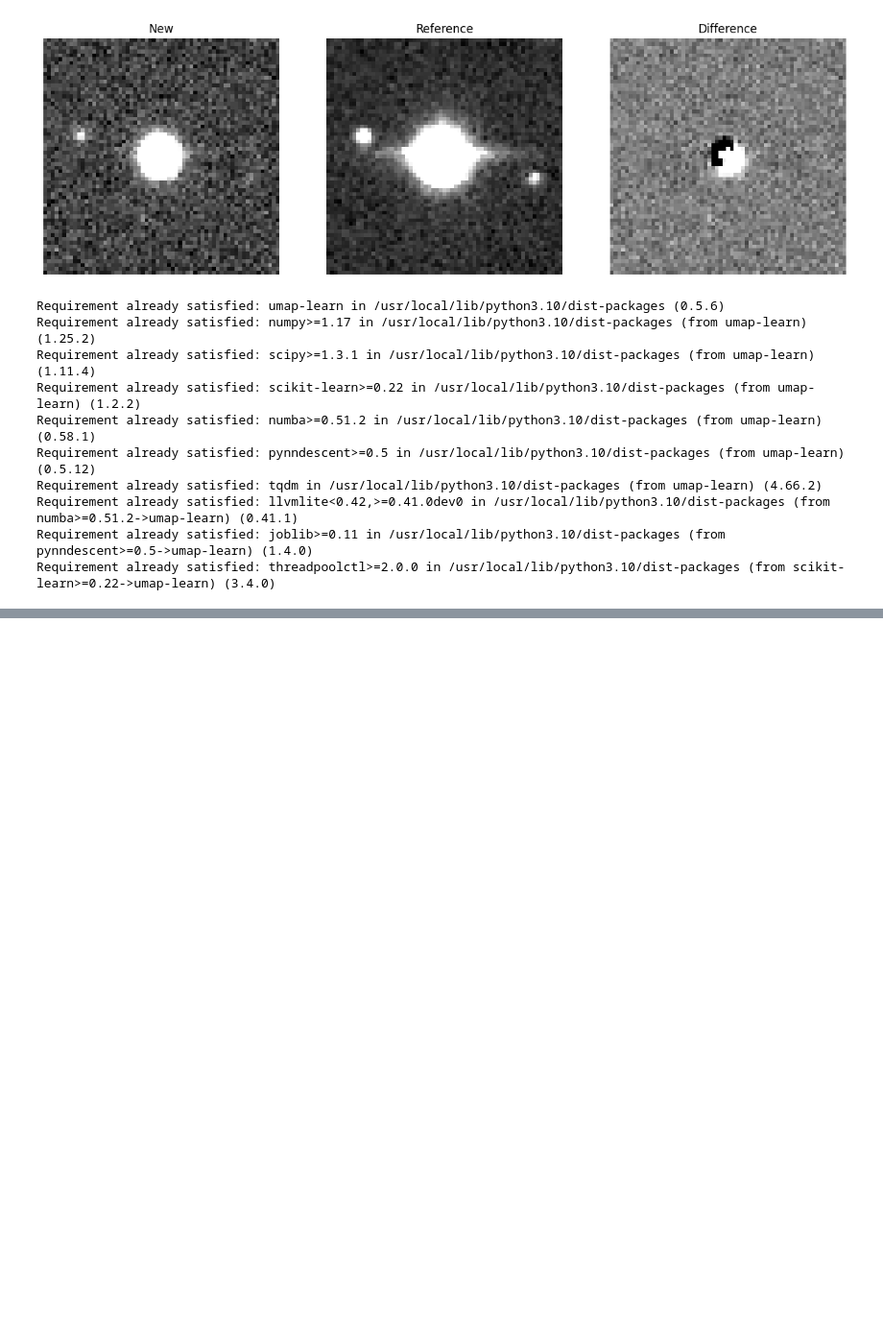
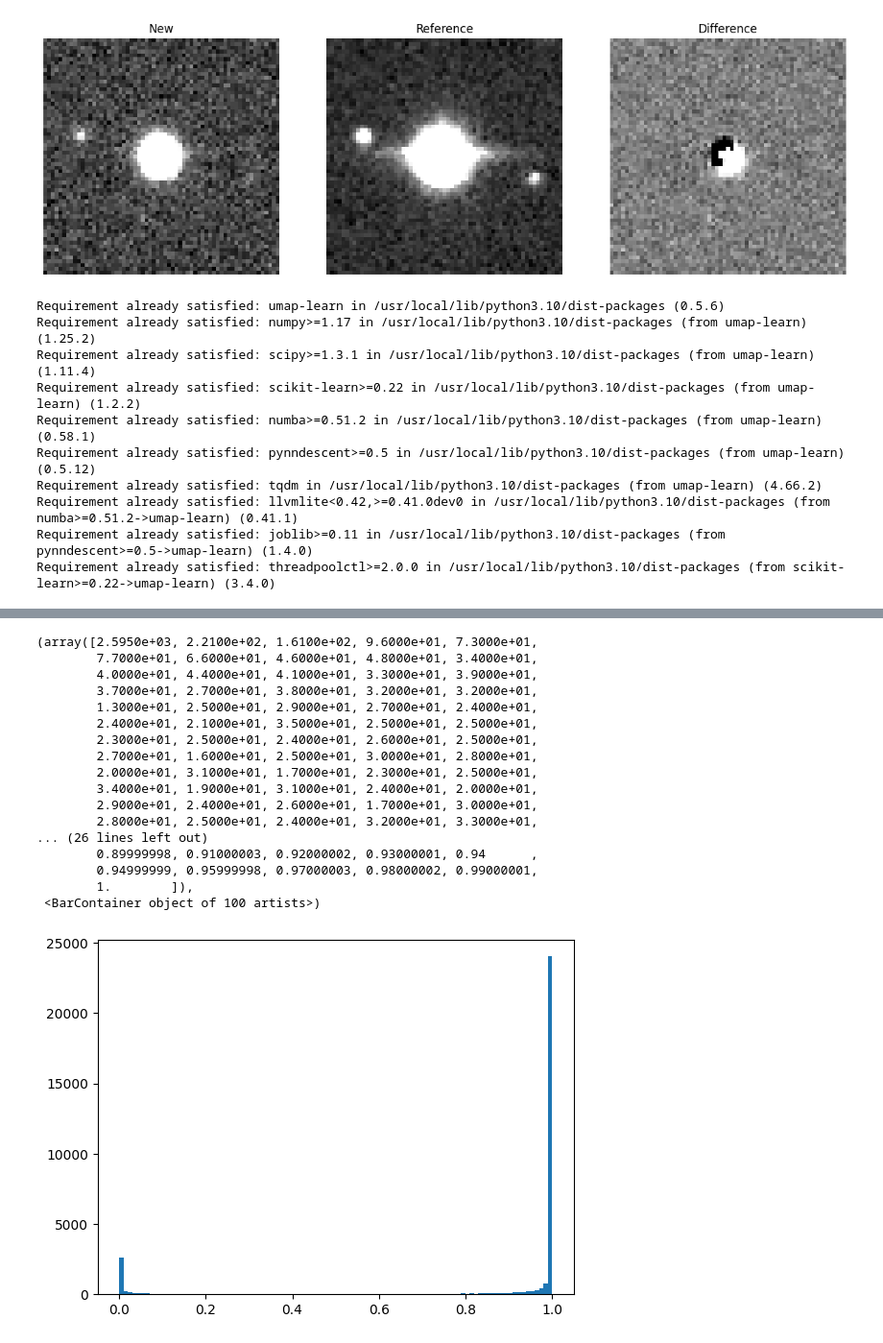
Before and after one commit to FiorenSt/SiSAD, a Jupyter notebook: Tutorial_StampAD_LATENT.ipynb, the cells around one changed output, grey strips where cells are left out. Shown at 96% size. Cells and saved outputs as stored; diff of their text form; code cells hidden in the pictures; blank space fills up the shorter version.

```diff
--- a/Tutorial_StampAD_LATENT.ipynb
+++ b/Tutorial_StampAD_LATENT.ipynb
@@ -426,0 +398,21 @@ plt.show()
+# %%
+plt.hist(rb_scores, bins=100)
+# %% [output]
+(array([2.5950e+03, 2.2100e+02, 1.6100e+02, 9.6000e+01, 7.3000e+01,
+        7.7000e+01, 6.6000e+01, 4.6000e+01, 4.8000e+01, 3.4000e+01,
+        4.0000e+01, 4.4000e+01, 4.1000e+01, 3.3000e+01, 3.9000e+01,
+        3.7000e+01, 2.7000e+01, 3.8000e+01, 3.2000e+01, 3.2000e+01,
+        1.3000e+01, 2.5000e+01, 2.9000e+01, 2.7000e+01, 2.4000e+01,
+        2.4000e+01, 2.1000e+01, 3.5000e+01, 2.5000e+01, 2.5000e+01,
+        2.3000e+01, 2.5000e+01, 2.4000e+01, 2.6000e+01, 2.5000e+01,
+        2.7000e+01, 1.6000e+01, 2.5000e+01, 3.0000e+01, 2.8000e+01,
+        2.0000e+01, 3.1000e+01, 1.7000e+01, 2.3000e+01, 2.5000e+01,
+        3.4000e+01, 1.9000e+01, 3.1000e+01, 2.4000e+01, 2.0000e+01,
+        2.9000e+01, 2.4000e+01, 2.6000e+01, 1.7000e+01, 3.0000e+01,
+        2.8000e+01, 2.5000e+01, 2.4000e+01, 3.2000e+01, 3.3000e+01,
+... (26 lines left out)
+        0.89999998, 0.91000003, 0.92000002, 0.93000001, 0.94      ,
+        0.94999999, 0.95999998, 0.97000003, 0.98000002, 0.99000001,
+        1.        ]),
+ <BarContainer object of 100 artists>)
+[figure, added]
```
Also changed, not shown: parts of 10 cells of this notebook.
